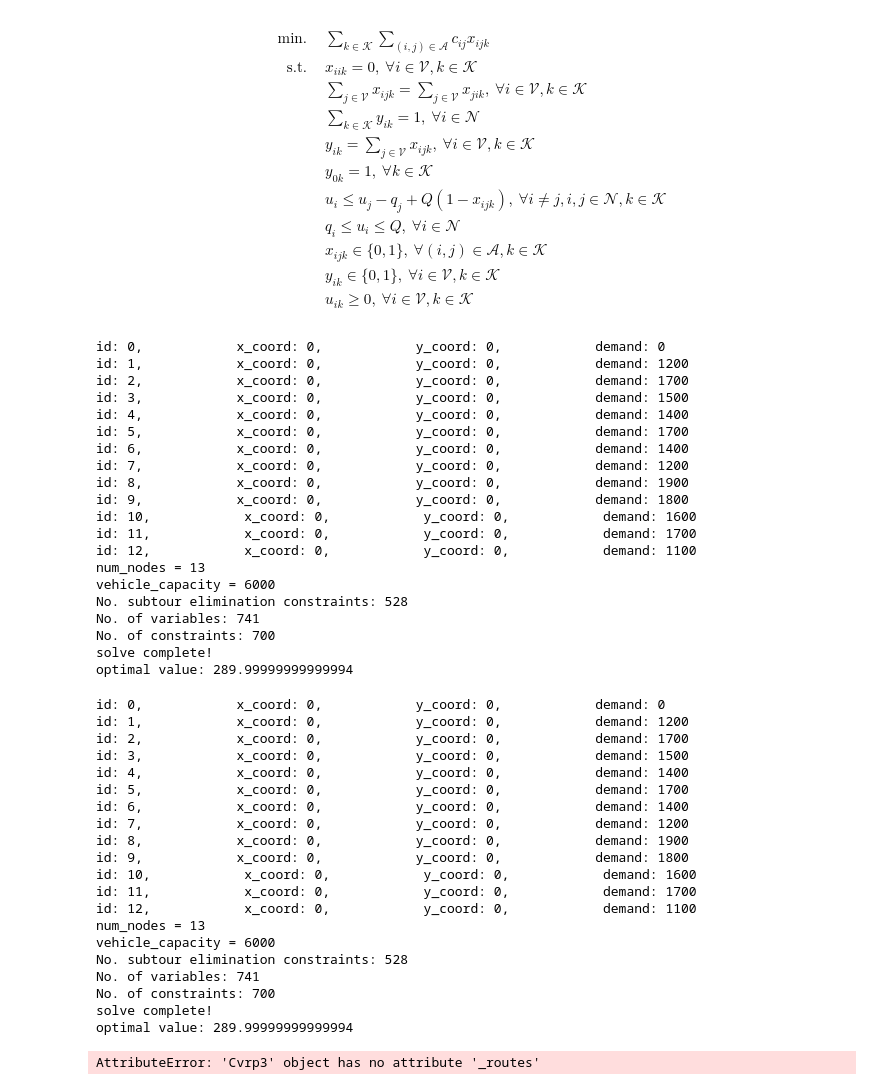
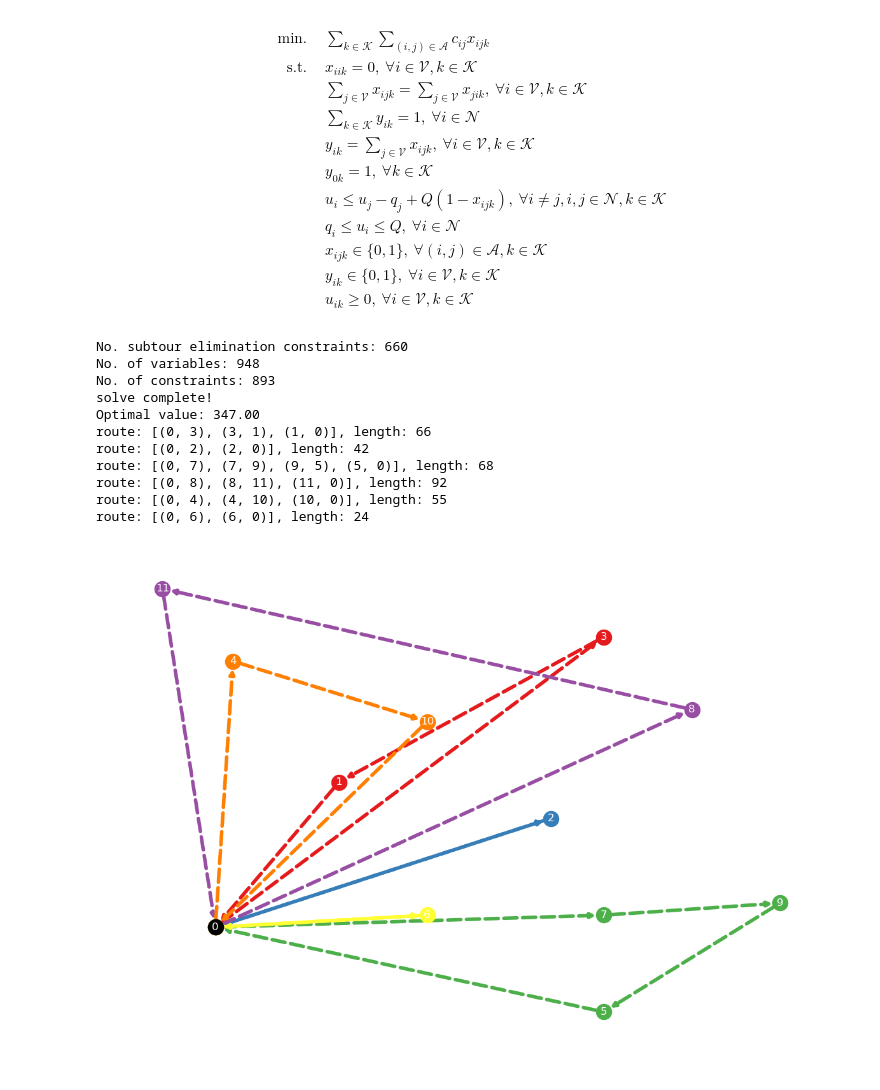
Before and after one commit to kunlei/python-ortools-notes, a Jupyter notebook: ip-cvrp.ipynb, the cells around one changed output. Drawn from its saved outputs; the diff is of its cells as text; code cells hidden in the pictures.

```diff
--- a/ip-cvrp.ipynb
+++ b/ip-cvrp.ipynb
@@ -897,7 +884,6 @@ We define the following variables in this formualation:
 from ortools.linear_solver import pywraplp
 from itertools import product
 import numpy as np
-import math
 
 class Cvrp3:
     """solve the cvrp model using the two index formulation
@@ -917,16 +903,6 @@ class Cvrp3:
     def read_instance(self, instance_file):
         self._data_center.read_cvrp_instance(instance_file)
 
-        nodes = self._data_center.nodes
-        for node in nodes:
-            print(node)
-
-        num_nodes = self._data_center.num_nodes
-        print(f"num_nodes = {num_nodes}")
-
-        vehicle_capacity = self._data_center.vehicle_capacity
-        print(f"vehicle_capacity = {vehicle_capacity}")
-
     def build_model(self):
         self._create_variables()
         self._create_objective()
@@ -939,7 +915,7 @@ class Cvrp3:
         print("solve complete!")
         if not status:
             self._retrieve_opt_solution()
-            # self._retrieve_opt_routes()
+            self._retrieve_opt_routes()
         else:
             print(f"status={status}")
 
@@ -1034,13 +1010,12 @@ class Cvrp3:
 
     def _retrieve_opt_solution(self):
         self._opt_obj = self._solver.Objective().Value()
-        print(f'optimal value: {self._opt_obj}')
+        print(f'Optimal value: {self._opt_obj:.2f}')
 
         num_nodes = self._data_center.num_nodes
         num_vehicles = self._data_center.num_vehicles
         self._opt_x = np.zeros((num_vehicles, num_nodes, num_nodes))
         for k, i, j in product(range(num_vehicles), range(num_nodes), range(num_nodes)):
-            if i == j: continue
             self._opt_x[k][i][j] = int(self._var_x[k][i][j].solution_value())
 
     def _retrieve_opt_routes(self):
@@ -1099,60 +1074,23 @@ class Cvrp3:
         edges
 
         show_vehicle_routes(locations, edges)
-
-cvrp3 = Cvrp3(CvrpDataCenter())
-cvrp3.read_instance("./data/cvrp/E-n13-k4.vrp")
-cvrp3.build_model()
-cvrp3.show_model_summary()
-cvrp3.optimize()
-# %% [output]
-id: 0,            x_coord: 0,            y_coord: 0,            demand: 0
-id: 1,            x_coord: 0,            y_coord: 0,            demand: 1200
-id: 2,            x_coord: 0,            y_coord: 0,            demand: 1700
-id: 3,            x_coord: 0,            y_coord: 0,            demand: 1500
-id: 4,            x_coord: 0,            y_coord: 0,            demand: 1400
-id: 5,            x_coord: 0,            y_coord: 0,            demand: 1700
-id: 6,            x_coord: 0,            y_coord: 0,            demand: 1400
-id: 7,            x_coord: 0,            y_coord: 0,            demand: 1200
-id: 8,            x_coord: 0,            y_coord: 0,            demand: 1900
-id: 9,            x_coord: 0,            y_coord: 0,            demand: 1800
-id: 10,            x_coord: 0,            y_coord: 0,            demand: 1600
-id: 11,            x_coord: 0,            y_coord: 0,            demand: 1700
-id: 12,            x_coord: 0,            y_coord: 0,            demand: 1100
-num_nodes = 13
-vehicle_capacity = 6000
-No. subtour elimination constraints: 528
-No. of variables: 741
-No. of constraints: 700
-solve complete!
-optimal value: 289.99999999999994
 # %%
 cvrp3 = Cvrp3(CvrpDataCenter())
-
-cvrp3.read_instance("./data/cvrp/E-n13-k4.vrp")
+cvrp3.read_instance("./data/cvrp/P-n16-k8-mini.vrp")
 cvrp3.build_model()
 cvrp3.show_model_summary()
 cvrp3.optimize()
 cvrp3.show_opt_routes()
 # %% [output]
-id: 0,            x_coord: 0,            y_coord: 0,            demand: 0
-id: 1,            x_coord: 0,            y_coord: 0,            demand: 1200
-id: 2,            x_coord: 0,            y_coord: 0,            demand: 1700
-id: 3,            x_coord: 0,            y_coord: 0,            demand: 1500
-id: 4,            x_coord: 0,            y_coord: 0,            demand: 1400
-id: 5,            x_coord: 0,            y_coord: 0,            demand: 1700
-id: 6,            x_coord: 0,            y_coord: 0,            demand: 1400
-id: 7,            x_coord: 0,            y_coord: 0,            demand: 1200
-id: 8,            x_coord: 0,            y_coord: 0,            demand: 1900
-id: 9,            x_coord: 0,            y_coord: 0,            demand: 1800
-id: 10,            x_coord: 0,            y_coord: 0,            demand: 1600
-id: 11,            x_coord: 0,            y_coord: 0,            demand: 1700
-id: 12,            x_coord: 0,            y_coord: 0,            demand: 1100
-num_nodes = 13
-vehicle_capacity = 6000
-No. subtour elimination constraints: 528
-No. of variables: 741
-No. of constraints: 700
+No. subtour elimination constraints: 660
+No. of variables: 948
+No. of constraints: 893
 solve complete!
-optimal value: 289.99999999999994
+Optimal value: 347.00
+route: [(0, 3), (3, 1), (1, 0)], length: 66
+route: [(0, 2), (2, 0)], length: 42
+route: [(0, 7), (7, 9), (9, 5), (5, 0)], length: 68
+route: [(0, 8), (8, 11), (11, 0)], length: 92
+route: [(0, 4), (4, 10), (10, 0)], length: 55
+route: [(0, 6), (6, 0)], length: 24
-AttributeError: 'Cvrp3' object has no attribute '_routes'
+[figure, added]
```
Also changed, not shown: parts of 16 cells of this notebook, 1 other file.
